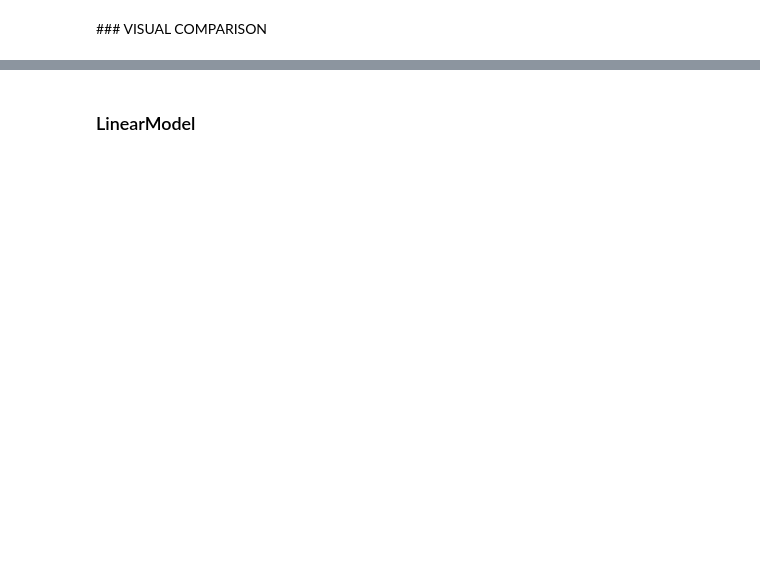
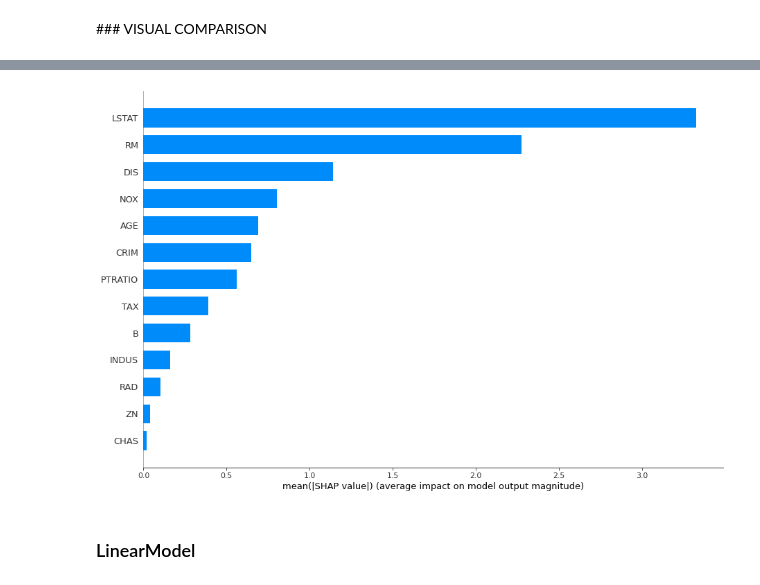
Before and after one commit to dandolodavid/ACME, a Jupyter notebook: notebook/ACME vs SHAP.ipynb, the cells around one changed output, grey strips where cells are left out. Drawn from its saved outputs; the diff is of its cells as text; code cells hidden in the pictures; blank space fills up the shorter version.

```diff
--- a/notebook/ACME vs SHAP.ipynb
+++ b/notebook/ACME vs SHAP.ipynb
@@ -164,0 +139,5 @@ time_elapsed
+# %%
+shap.summary_plot(shap_xg_values, dataframe.drop(columns='target'), show=False, plot_size=(15,10), plot_type='bar')
+plt.savefig('SHAP_bar_xgb.pdf', format='pdf', dpi=600, bbox_inches='tight')
+# %% [output]
+[figure, added]
```
Also changed, not shown: parts of 27 cells of this notebook, 20 other files.
